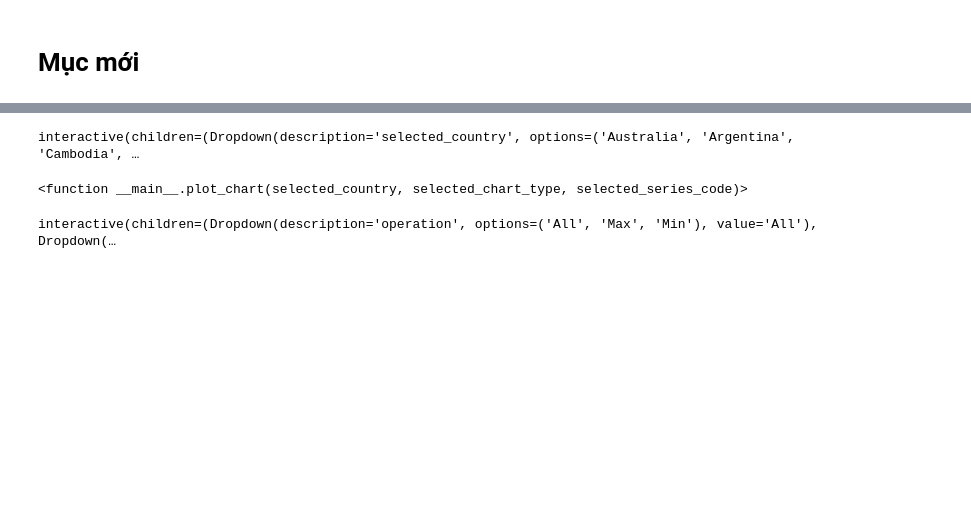
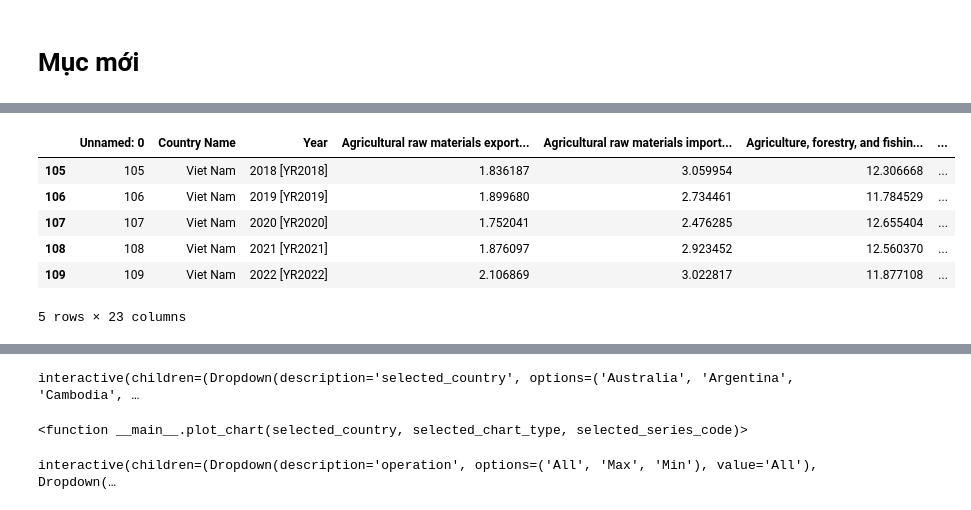
Before and after one commit to vo-duy-huynh/python_excel, a Jupyter notebook: lab.ipynb, the cells around one changed output, grey strips where cells are left out. Drawn from its saved outputs; the diff is of its cells as text; code cells hidden in the pictures; blank space fills up the shorter version.

```diff
--- a/lab.ipynb
+++ b/lab.ipynb
@@ -34,5 +69,13 @@ print(data.head())
 # %%
 # Hiển thị 5 dòng cuối của dữ liệu
-#print(data.tail())
+#data.tail()
 # Hoặc
-print(data.tail(10))
+data.tail(5)
+# %% [output]
+|  | Unnamed: 0 | Country Name | Year | Agricultural raw materials export... | Agricultural raw materials import... | Agriculture, forestry, and fishin... | ... |
+| 105 | 105 | Viet Nam | 2018 [YR2018] | 1.836187 | 3.059954 | 12.306668 | ... |
+| 106 | 106 | Viet Nam | 2019 [YR2019] | 1.899680 | 2.734461 | 11.784529 | ... |
+| 107 | 107 | Viet Nam | 2020 [YR2020] | 1.752041 | 2.476285 | 12.655404 | ... |
+| 108 | 108 | Viet Nam | 2021 [YR2021] | 1.876097 | 2.923452 | 12.560370 | ... |
+| 109 | 109 | Viet Nam | 2022 [YR2022] | 2.106869 | 3.022817 | 11.877108 | ... |
+5 rows × 23 columns
```
Also changed, not shown: parts of 22 cells of this notebook.
